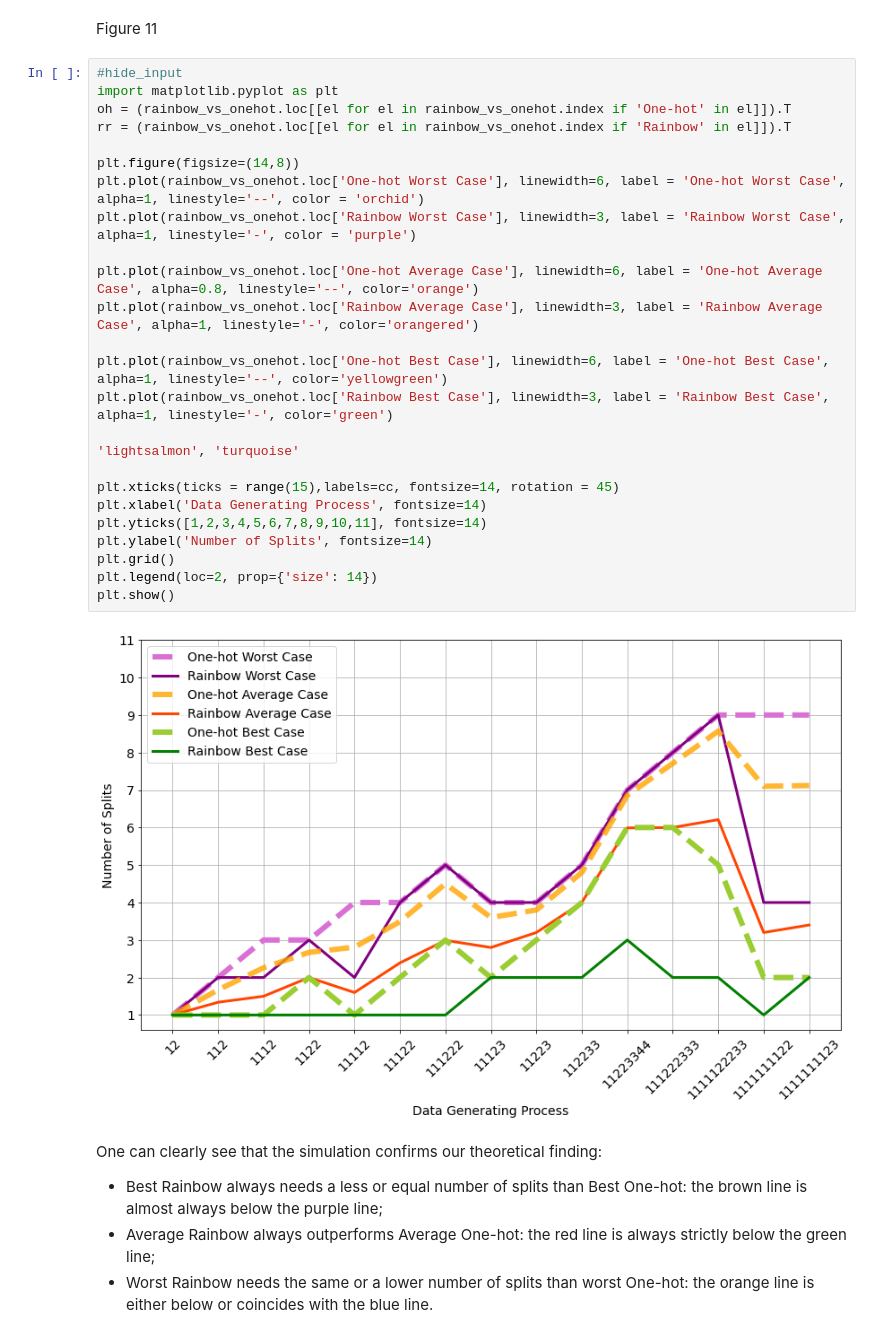
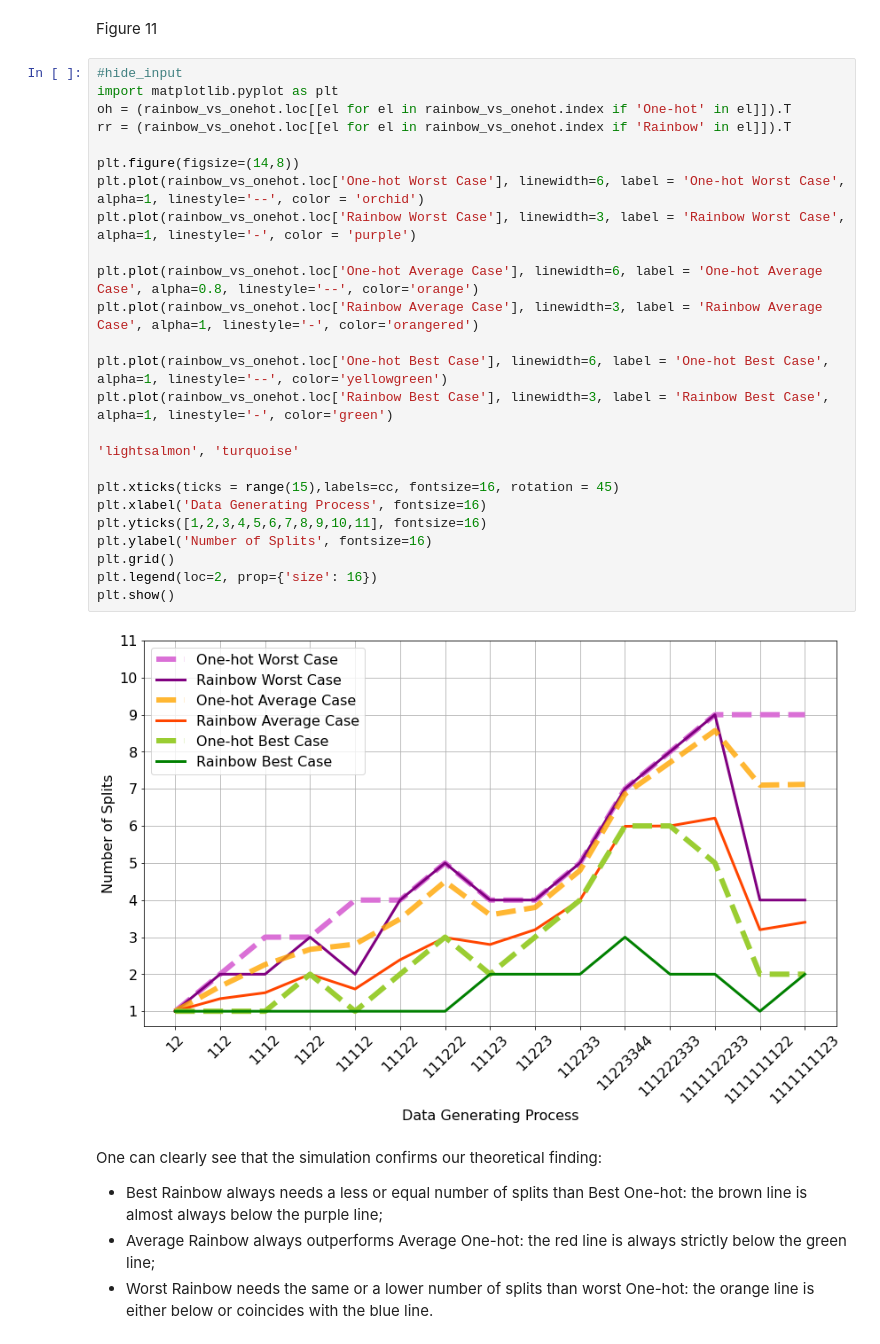
Before and after one commit to h17/fastreport, a Jupyter notebook: _notebooks/2022-04-26-Rainbow3.ipynb, the cells around one changed output. Cells and saved outputs as stored; diff of their text form.

```diff
--- a/_notebooks/2022-04-26-Rainbow3.ipynb
+++ b/_notebooks/2022-04-26-Rainbow3.ipynb
@@ -306,30 +290,30 @@ Figure 11
 # %%
 #hide_input
 import matplotlib.pyplot as plt
 oh = (rainbow_vs_onehot.loc[[el for el in rainbow_vs_onehot.index if 'One-hot' in el]]).T
 rr = (rainbow_vs_onehot.loc[[el for el in rainbow_vs_onehot.index if 'Rainbow' in el]]).T
 
 plt.figure(figsize=(14,8))
 plt.plot(rainbow_vs_onehot.loc['One-hot Worst Case'], linewidth=6, label = 'One-hot Worst Case', alpha=1, linestyle='--', color = 'orchid')
 plt.plot(rainbow_vs_onehot.loc['Rainbow Worst Case'], linewidth=3, label = 'Rainbow Worst Case', alpha=1, linestyle='-', color = 'purple')
 
 plt.plot(rainbow_vs_onehot.loc['One-hot Average Case'], linewidth=6, label = 'One-hot Average Case', alpha=0.8, linestyle='--', color='orange')
 plt.plot(rainbow_vs_onehot.loc['Rainbow Average Case'], linewidth=3, label = 'Rainbow Average Case', alpha=1, linestyle='-', color='orangered')
 
 plt.plot(rainbow_vs_onehot.loc['One-hot Best Case'], linewidth=6, label = 'One-hot Best Case', alpha=1, linestyle='--', color='yellowgreen')
 plt.plot(rainbow_vs_onehot.loc['Rainbow Best Case'], linewidth=3, label = 'Rainbow Best Case', alpha=1, linestyle='-', color='green')
 
 'lightsalmon', 'turquoise'
 
-plt.xticks(ticks = range(15),labels=cc, fontsize=14, rotation = 45)
-plt.xlabel('Data Generating Process', fontsize=14)
-plt.yticks([1,2,3,4,5,6,7,8,9,10,11], fontsize=14)
-plt.ylabel('Number of Splits', fontsize=14)
+plt.xticks(ticks = range(15),labels=cc, fontsize=16, rotation = 45)
+plt.xlabel('Data Generating Process', fontsize=16)
+plt.yticks([1,2,3,4,5,6,7,8,9,10,11], fontsize=16)
+plt.ylabel('Number of Splits', fontsize=16)
 plt.grid()
-plt.legend(loc=2, prop={'size': 14})
+plt.legend(loc=2, prop={'size': 16})
 plt.show()
 # %% [output]
-[figure, old version]
+[figure, new version]
 # %% [markdown]
 One can clearly see that the simulation confirms our theoretical finding:
 - Best Rainbow always needs a less or equal number of splits than Best One-hot: the brown line is almost always below the purple line;
```
Also changed, not shown: parts of 4 cells of this notebook, 2 other files.
